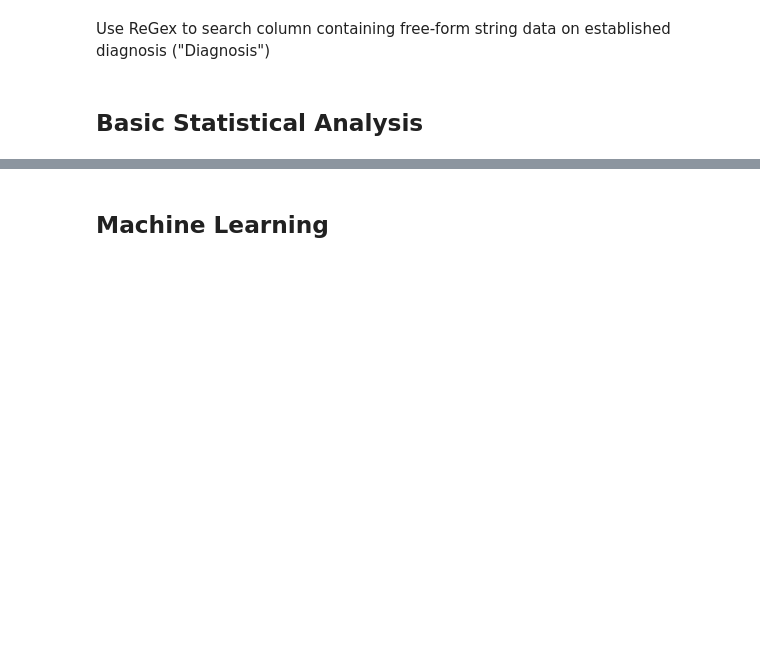
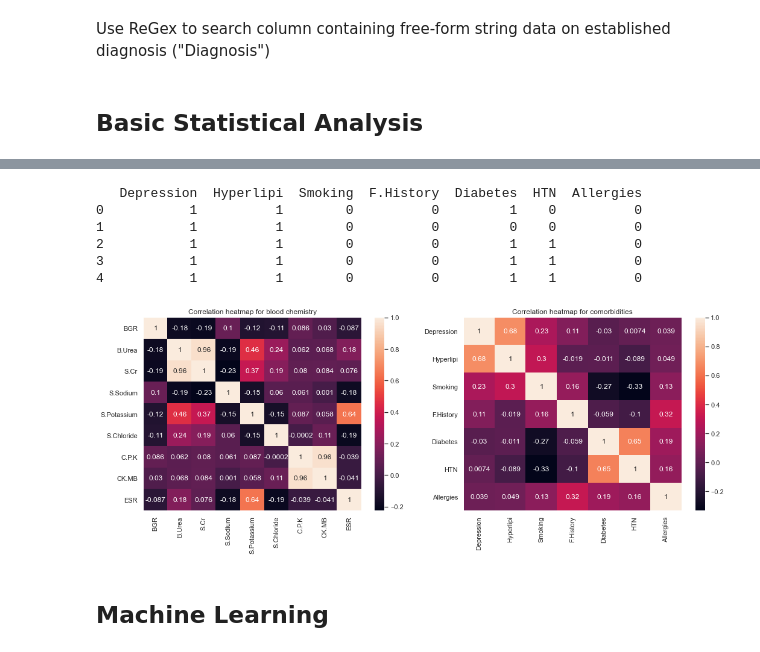
Before and after one commit to GBala-PrptlStdnt/-UCDPA_GregBala-, a Jupyter notebook: Predicting Heart Failure - Term project.ipynb, the cells around one changed output, grey strips where cells are left out. Cells and saved outputs as stored; diff of their text form; code cells hidden in the pictures; blank space fills up the shorter version.

```diff
--- a/Predicting Heart Failure - Term project.ipynb
+++ b/Predicting Heart Failure - Term project.ipynb
@@ -309,32 +376,6 @@ print(HFdf["CO_chest_pain"].value_counts())
 #Maybe put this lower in with Basic stat analysis...
 # %% [markdown]
 Use ReGex to search column containing free-form string data on established diagnosis ("Diagnosis")
-# %%
-#--------------For Ref Only!!!
-
-
-#Use ReGex to match specific Diagnosis - A/W, .... maybe too much, not enough time ....
-
-
-#Dataframe containing demographics data
-df_demographics = HFdf.iloc[:, :6]
-
-#Dataframe containing relevant past medical history data
-df_pmhx = HFdf.iloc[:, 6:13]
-
-#Dataframe containing laboratory results for blood work other than standard CBC
-df_bloods_chem = HFdf.iloc[:, 15:24]
-
-#Dataframe containing laboratory results for standard CBC blood work
-df_bloods_cbc = HFdf.iloc[:, 24:36]
-
-#Dataframe containing admissions symptom data
-df_sxoa = HFdf.iloc[:, 38:45].join(HFdf.iloc[:, 13:15])
-
-#Dataframe containing outcome data
-df_outcome = HFdf.iloc[:, -2:]
-
-print(df_pmhx.head())
 # %% [markdown]
 ## Basic Statistical Analysis
 # %%
@@ -376,7 +421,28 @@ plt.show()
 # %%
 #MOrtality by Age.Group and location
+
+print(df_pmhx.head())
+# %% [output]
+   Depression  Hyperlipi  Smoking  F.History  Diabetes  HTN  Allergies
+0           1          1        0          0         1    0          0
+1           1          1        0          0         0    0          0
+2           1          1        0          0         1    1          0
+3           1          1        0          0         1    1          0
+4           1          1        0          0         1    1          0
 # %%
 #Mortality hist? correlation? by comorbidity : Depression, Hyperlipidemia, Smoking, DM, HTN
 
-sns.heatmap(df_bloods_chem.corr(), annot=True)
+fig, (ax0, ax1) = plt.subplots(nrows=1, ncols=2, figsize=(15,6))
+sns.set()
+
+sns.heatmap(df_bloods_chem.corr(), annot=True, ax=ax0)
+ax0.set_title("Correlation heatmap for blood chemistry")
+
+sns.heatmap(df_pmhx.corr(), annot=True, ax=ax1)
+ax1.set_title("Correlation heatmap for comorbidities")
+
+plt.tight_layout(h_pad=2.0, w_pad=2.0)
+
 plt.show()
+# %% [output]
+[figure, added]
```
Also changed, not shown: parts of 15 cells of this notebook.
